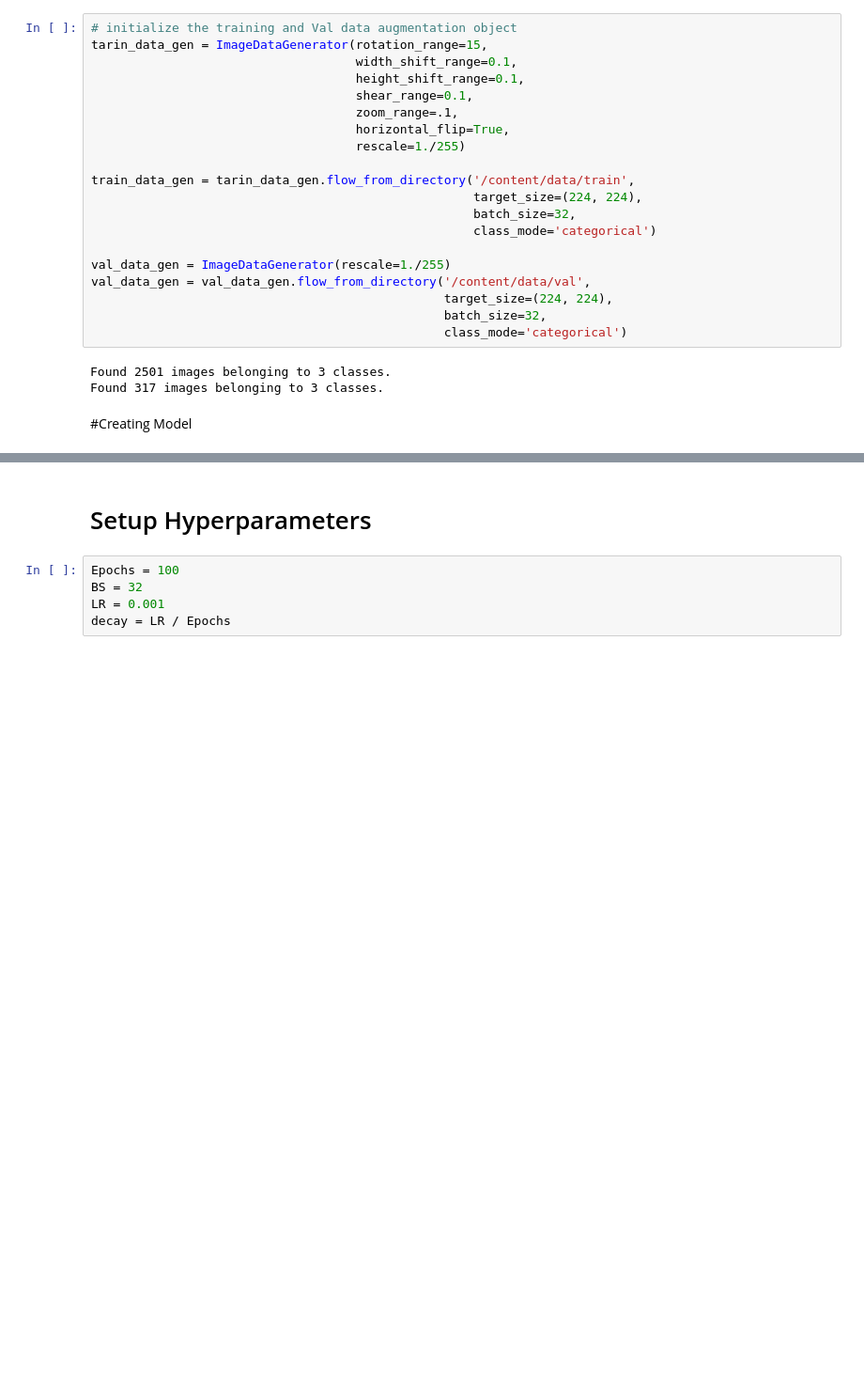
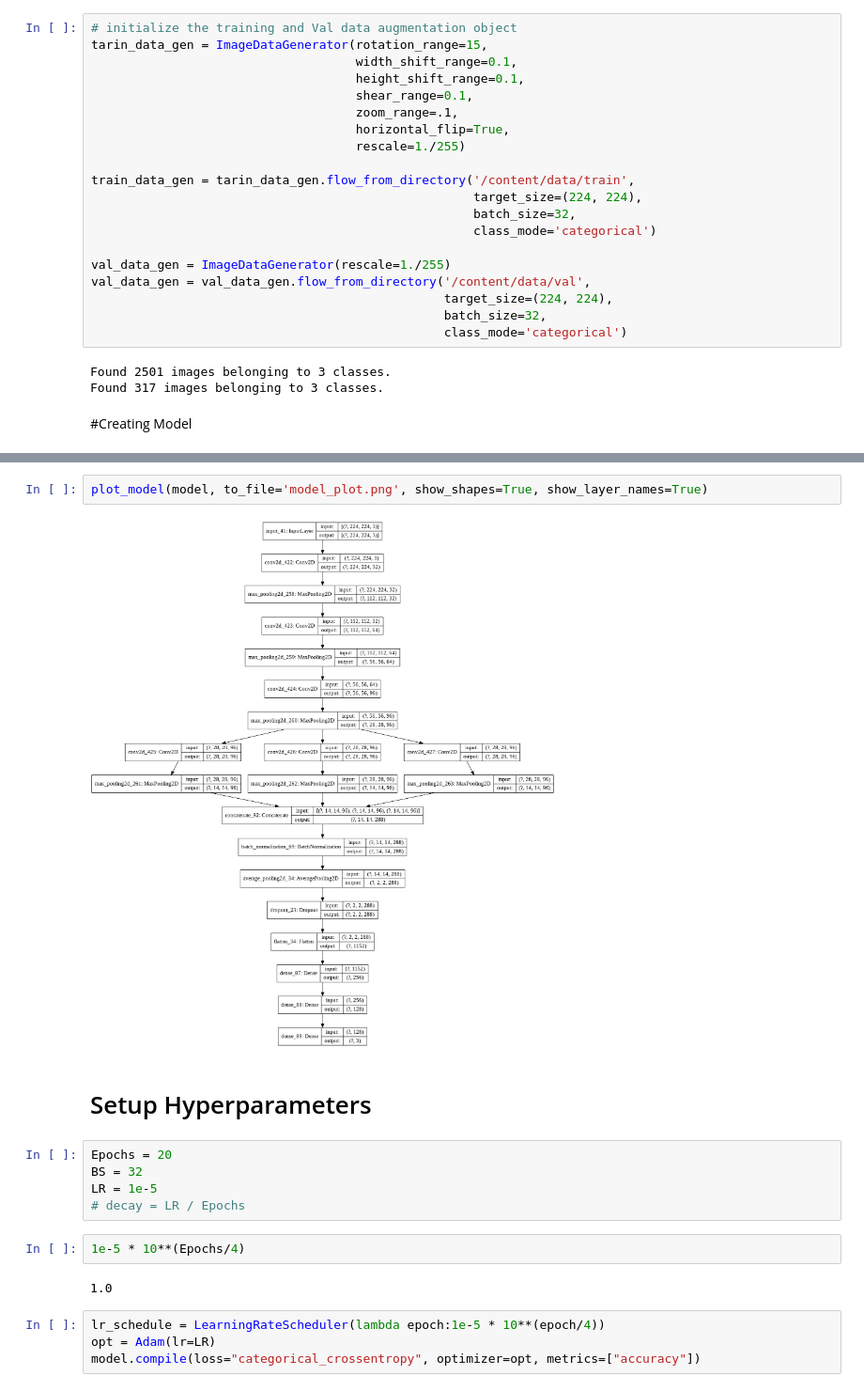
Before and after one commit to Rajsoni03/Coro_Net_Implementation, a Jupyter notebook: Mini_Model.ipynb, the cells around one changed output, grey strips where cells are left out. Shown at 94% size. Cells and saved outputs as stored; diff of their text form; blank space fills up the shorter version.

```diff
--- a/Mini_Model.ipynb
+++ b/Mini_Model.ipynb
@@ -250,8 +147,20 @@ Non-trainable params: 0
 __________________________________________________________________________________________________
+# %%
+plot_model(model, to_file='model_plot.png', show_shapes=True, show_layer_names=True)
+# %% [output]
+[figure, added]
 # %% [markdown]
 # Setup Hyperparameters
 # %%
-Epochs = 100
+Epochs = 20
 BS = 32
-LR = 0.001
-decay = LR / Epochs
+LR = 1e-5
+# decay = LR / Epochs
+# %%
+1e-5 * 10**(Epochs/4)
+# %% [output]
+1.0
+# %%
+lr_schedule = LearningRateScheduler(lambda epoch:1e-5 * 10**(epoch/4))
+opt = Adam(lr=LR)
+model.compile(loss="categorical_crossentropy", optimizer=opt, metrics=["accuracy"])
```
Also changed, not shown: parts of 38 cells of this notebook.
